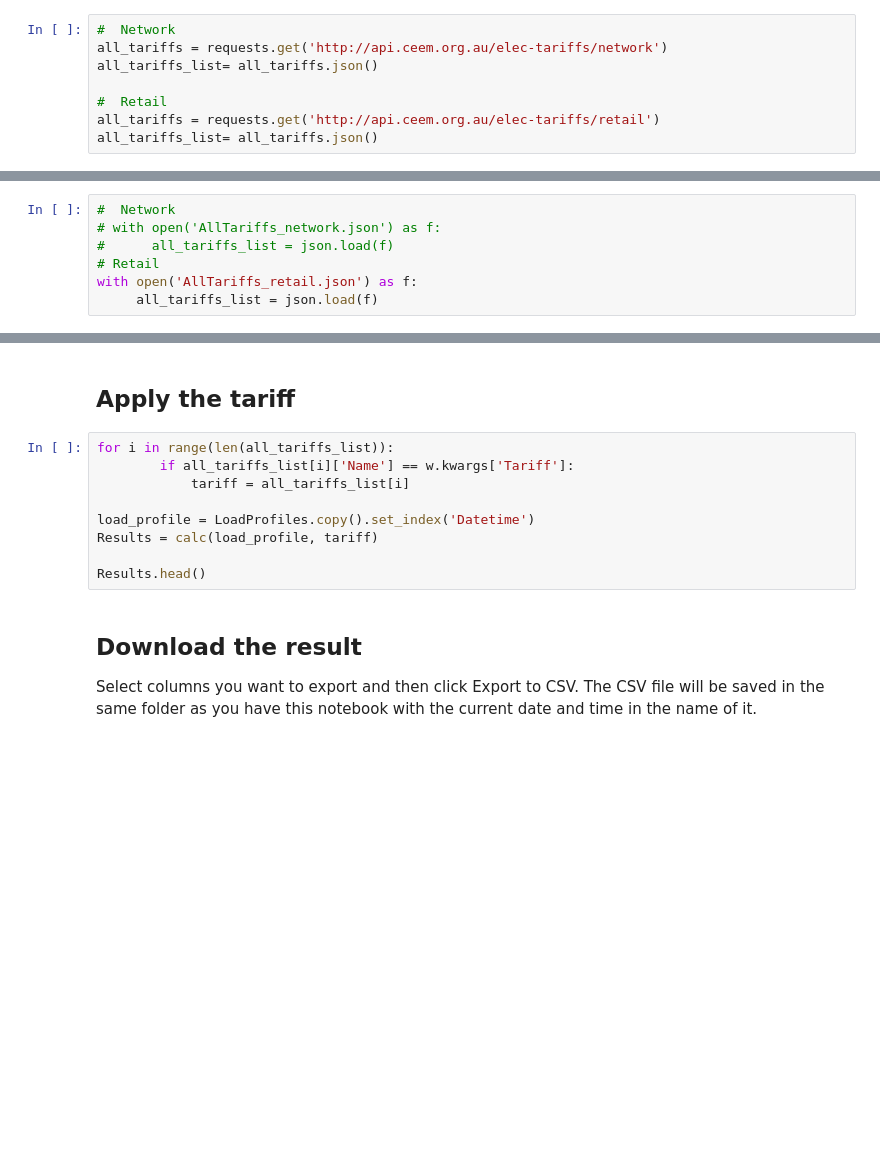
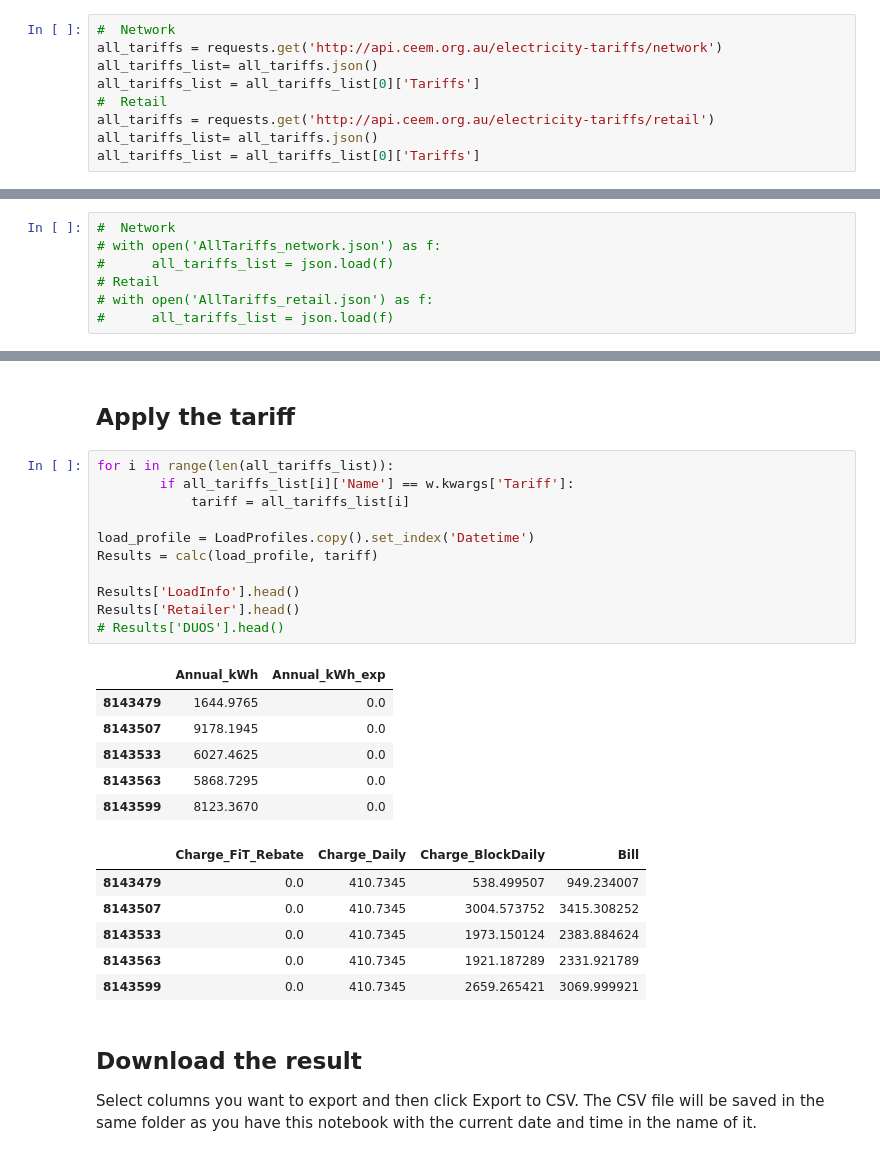
Before and after one commit to UNSW-CEEM/Bill_Calculator, a Jupyter notebook: Tariff Calculation Example.ipynb, the cells around one changed output, grey strips where cells are left out. Saved outputs shown, nothing was run; the diff lists cells and outputs as text; blank space fills up the shorter version.

```diff
--- a/Tariff Calculation Example.ipynb
+++ b/Tariff Calculation Example.ipynb
@@ -78,12 +89,13 @@ You can update the list of tariff (get the latest version from API) as described
 **Option 1: Get it from API**
 # %%
 #  Network
-all_tariffs = requests.get('http://api.ceem.org.au/elec-tariffs/network')
+all_tariffs = requests.get('http://api.ceem.org.au/electricity-tariffs/network')
 all_tariffs_list= all_tariffs.json()
-
+all_tariffs_list = all_tariffs_list[0]['Tariffs']
 #  Retail
-all_tariffs = requests.get('http://api.ceem.org.au/elec-tariffs/retail')
+all_tariffs = requests.get('http://api.ceem.org.au/electricity-tariffs/retail')
 all_tariffs_list= all_tariffs.json()
+all_tariffs_list = all_tariffs_list[0]['Tariffs']
 # %% [markdown]
 **Option 2: Get it from local json file (network or retail)**
 # %%
@@ -91,8 +103,8 @@ all_tariffs_list= all_tariffs.json()
 # with open('AllTariffs_network.json') as f:
 #      all_tariffs_list = json.load(f)
 # Retail
-with open('AllTariffs_retail.json') as f:
-     all_tariffs_list = json.load(f)
+# with open('AllTariffs_retail.json') as f:
+#      all_tariffs_list = json.load(f)
 # %% [markdown]
 **Update the local json file from the API:**
 # %%
@@ -132,12 +144,27 @@ interactive(children=(Dropdown(description='Tariff', options=('Simple Energy Fla
 # %%
 for i in range(len(all_tariffs_list)):
         if all_tariffs_list[i]['Name'] == w.kwargs['Tariff']:
             tariff = all_tariffs_list[i]
 
 load_profile = LoadProfiles.copy().set_index('Datetime')
 Results = calc(load_profile, tariff)
 
-Results.head()
+Results['LoadInfo'].head()
+Results['Retailer'].head()
+# Results['DUOS'].head()
+# %% [output]
+|  | Annual_kWh | Annual_kWh_exp |
+| 8143479 | 1644.9765 | 0.0 |
+| 8143507 | 9178.1945 | 0.0 |
+| 8143533 | 6027.4625 | 0.0 |
+| 8143563 | 5868.7295 | 0.0 |
+| 8143599 | 8123.3670 | 0.0 |
+|  | Charge_FiT_Rebate | Charge_Daily | Charge_BlockDaily | Bill |
+| 8143479 | 0.0 | 410.7345 | 538.499507 | 949.234007 |
+| 8143507 | 0.0 | 410.7345 | 3004.573752 | 3415.308252 |
+| 8143533 | 0.0 | 410.7345 | 1973.150124 | 2383.884624 |
+| 8143563 | 0.0 | 410.7345 | 1921.187289 | 2331.921789 |
+| 8143599 | 0.0 | 410.7345 | 2659.265421 | 3069.999921 |
 # %% [markdown]
 ## Download the result
 Select columns you want to export and then click Export to CSV. The CSV file will be saved in the same folder as you have this notebook with the current date and time in the name of it.
```
Also changed, not shown: parts of 9 cells of this notebook.
